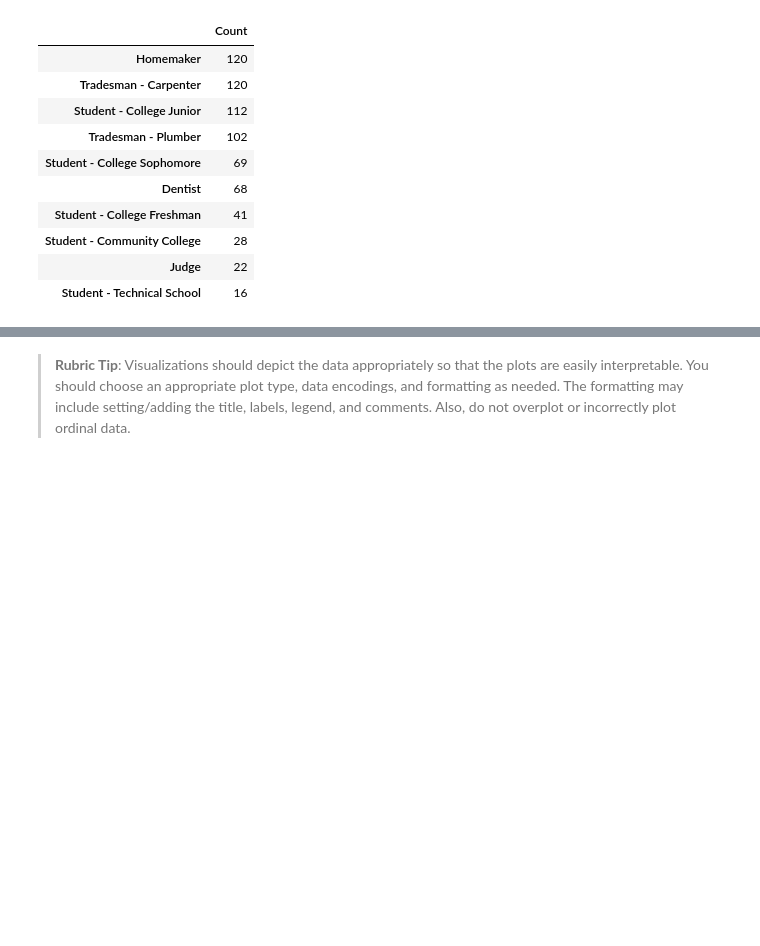
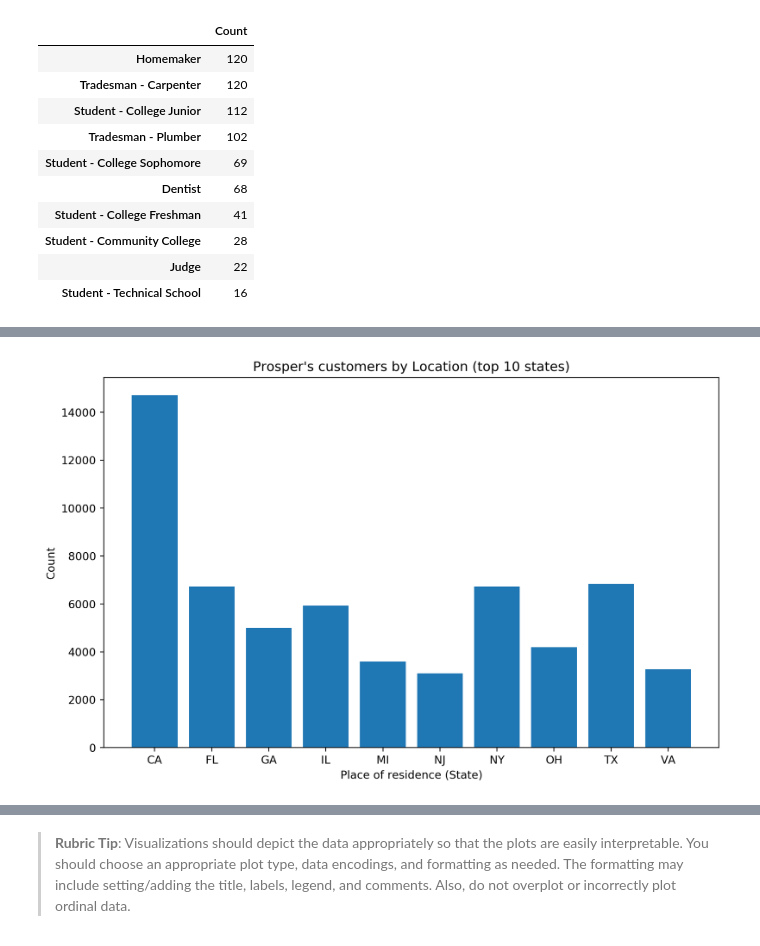
Before and after one commit to brk-a/alx-t-data-analyst, a Jupyter notebook: 0x02-project_3_visualise_data/Part_I_exploration_template.ipynb, the cells around one changed output, grey strips where cells are left out. Saved outputs shown, nothing was run; the diff lists cells and outputs as text; code cells hidden in the pictures; blank space fills up the shorter version.

```diff
--- a/0x02-project_3_visualise_data/Part_I_exploration_template.ipynb
+++ b/0x02-project_3_visualise_data/Part_I_exploration_template.ipynb
@@ -692,0 +791,12 @@ plt.barh(x, y, color=default_blue);
+# %%
+#Location by state
+
+#state top-ten: values to plot
+y = df.BorrowerState.value_counts().values[:10]
+x = df.BorrowerState.value_counts().index[:10]
+
+#create viz
+create_fig('Place of residence (State)', 'Count', 'Prosper\'s customers by Location (top 10 states)')
+plt.bar(x, y, color=default_blue);
+# %% [output]
+[figure, added]
```
Also changed, not shown: parts of 19 cells of this notebook.
